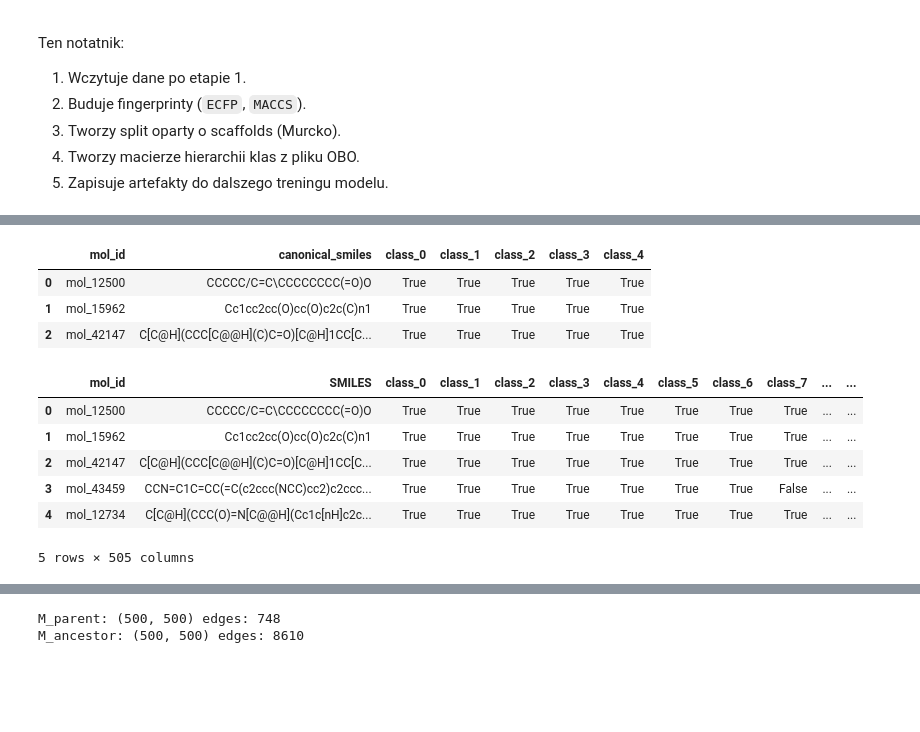
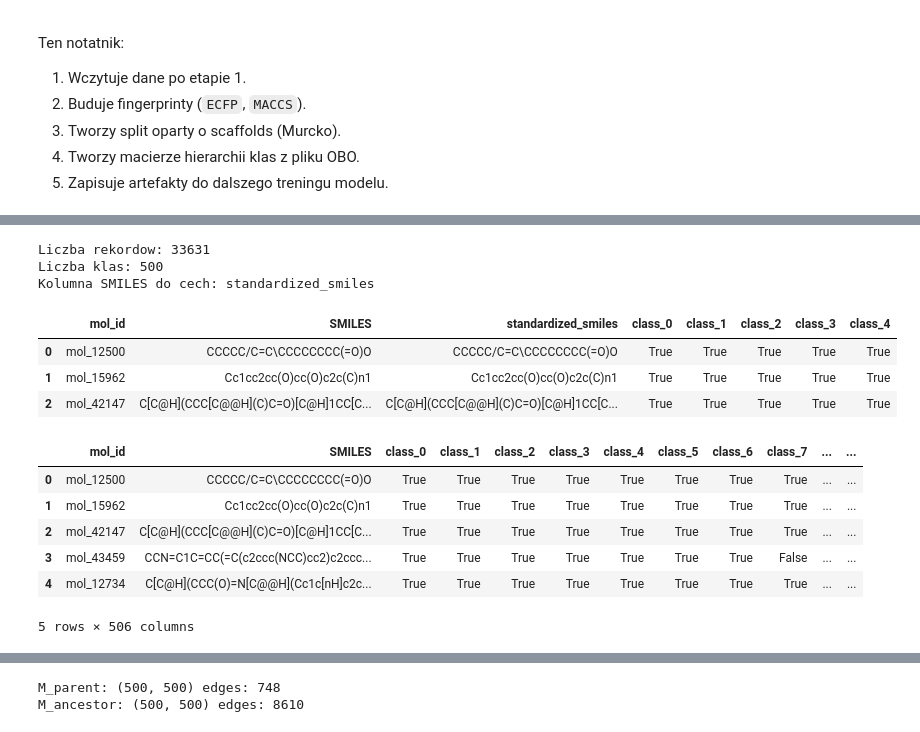
Before and after one commit to CptQuak/ensemble2026, a Jupyter notebook: 1_ontology/stage2_fingerprints_notebook.ipynb, the cells around one changed output, grey strips where cells are left out. Cells and saved outputs as stored; diff of their text form; code cells hidden in the pictures; blank space fills up the shorter version.

```diff
--- a/1_ontology/stage2_fingerprints_notebook.ipynb
+++ b/1_ontology/stage2_fingerprints_notebook.ipynb
@@ -37,7 +38,8 @@ def read_table(path: Path) -> pd.DataFrame:
         return pd.read_csv(path)
     if suffix in {".parquet", ".pq"}:
         return pd.read_parquet(path)
-    raise ValueError(f"Nieobsługiwany format: {suffix}")
+    raise ValueError(f"Nieobslugiwany format: {suffix}")
+
 
 def find_class_columns(columns: List[str]) -> List[str]:
     pairs = []
@@ -47,6 +49,7 @@ def find_class_columns(columns: List[str]) -> List[str]:
             pairs.append((int(m.group(1)), c))
     pairs.sort(key=lambda x: x[0])
     return [c for _, c in pairs]
+
 
 def parse_obo_parents(obo_path: Path) -> Dict[str, Set[str]]:
     parents: Dict[str, Set[str]] = {}
@@ -66,6 +69,7 @@ def parse_obo_parents(obo_path: Path) -> Dict[str, Set[str]]:
                 if parent_id:
                     parents[current_id].add(parent_id)
     return parents
+
 
 def compute_ancestors(class_cols: List[str], parent_map: Dict[str, Set[str]]) -> Dict[str, Set[str]]:
     allowed = set(class_cols)
@@ -92,11 +96,20 @@ def compute_ancestors(class_cols: List[str], parent_map: Dict[str, Set[str]]) ->
         dfs(cls)
     return memo
 
+
 def scaffold_from_smiles(smiles: str) -> str:
     mol = Chem.MolFromSmiles(smiles)
     if mol is None:
         return ""
     return MurckoScaffold.MurckoScaffoldSmiles(mol=mol)
+
+
+def standardize_smiles(smiles: str) -> str | None:
+    mol = Chem.MolFromSmiles(smiles)
+    if mol is None:
+        return None
+    # Szybka kanonikalizacja bez kosztownej normalizacji chemicznej.
+    return Chem.MolToSmiles(mol, canonical=True, isomericSmiles=True)
 # %%
 df = read_table(DATA_PATH)
 class_cols = find_class_columns(df.columns.tolist())
@@ -112,15 +125,21 @@ if not class_cols:
 if "is_valid_smiles" in df.columns:
     df = df[df["is_valid_smiles"].astype(bool)].copy()
 
-smiles_col = "canonical_smiles" if "canonical_smiles" in df.columns else "SMILES"
-df = df[df[smiles_col].notna()].copy()
-df[smiles_col] = df[smiles_col].astype(str)
+# Step 2: standardized canonical chemistry representation
+df = df[df["SMILES"].notna()].copy()
+df["SMILES"] = df["SMILES"].astype(str)
+df["standardized_smiles"] = df["SMILES"].map(standardize_smiles)
+df = df[df["standardized_smiles"].notna()].copy()
 
+# Deduplicate by standardized structure, keep first row
+df = df.drop_duplicates(subset=["standardized_smiles"], keep="first").reset_index(drop=True)
+
+smiles_col = "standardized_smiles"
 for c in class_cols:
     df[c] = df[c].astype(bool)
 
-print("Liczba rekordów:", len(df))
+print("Liczba rekordow:", len(df))
 print("Liczba klas:", len(class_cols))
 print("Kolumna SMILES do cech:", smiles_col)
-df[["mol_id", smiles_col] + class_cols[:5]].head(3)
+df[["mol_id", "SMILES", "standardized_smiles"] + class_cols[:5]].head(3)
 # %% [output]
@@ -130,7 +163,10 @@ Kolumna SMILES do cech: canonical_smiles
+Liczba rekordow: 33631
+Liczba klas: 500
+Kolumna SMILES do cech: standardized_smiles
-|  | mol_id | canonical_smiles | class_0 | class_1 | class_2 | class_3 | class_4 |
-| 0 | mol_12500 | CCCCC/C=C\CCCCCCCC(=O)O | True | True | True | True | True |
-| 1 | mol_15962 | Cc1cc2cc(O)cc(O)c2c(C)n1 | True | True | True | True | True |
-| 2 | mol_42147 | C[C@H](CCC[C@@H](C)C=O)[C@H]1CC[C... | True | True | True | True | True |
+|  | mol_id | SMILES | standardized_smiles | class_0 | class_1 | class_2 | class_3 | class_4 |
+| 0 | mol_12500 | CCCCC/C=C\CCCCCCCC(=O)O | CCCCC/C=C\CCCCCCCC(=O)O | True | True | True | True | True |
+| 1 | mol_15962 | Cc1cc2cc(O)cc(O)c2c(C)n1 | Cc1cc2cc(O)cc(O)c2c(C)n1 | True | True | True | True | True |
+| 2 | mol_42147 | C[C@H](CCC[C@@H](C)C=O)[C@H]1CC[C... | C[C@H](CCC[C@@H](C)C=O)[C@H]1CC[C... | True | True | True | True | True |
 # %%
 df.head()
 # %% [output]
@@ -140,5 +176,5 @@ df.head()
 | 2 | mol_42147 | C[C@H](CCC[C@@H](C)C=O)[C@H]1CC[C... | True | True | True | True | True | True | True | True | ... | ... |
 | 3 | mol_43459 | CCN=C1C=CC(=C(c2ccc(NCC)cc2)c2ccc... | True | True | True | True | True | True | True | False | ... | ... |
 | 4 | mol_12734 | C[C@H](CCC(O)=N[C@@H](Cc1c[nH]c2c... | True | True | True | True | True | True | True | True | ... | ... |
-5 rows × 505 columns
+5 rows × 506 columns
 # %%
```
Also changed, not shown: parts of 6 cells of this notebook, 3 other files.
